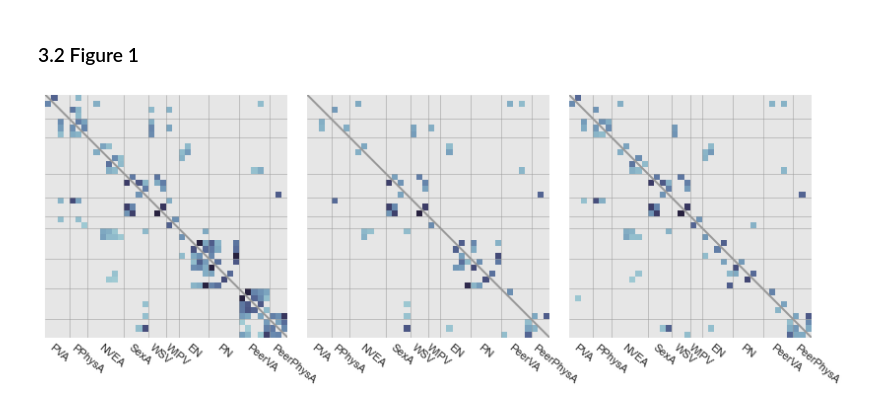
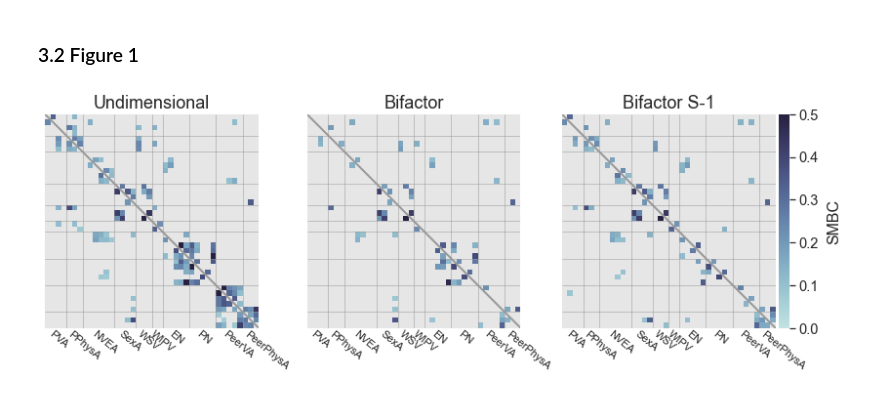
Before and after one commit to szorowi1/mace-irt, a Jupyter notebook: analysis/02_PPMC.ipynb, the cells around one changed output. Cells and saved outputs as stored; diff of their text form; code cells hidden in the pictures.

Commit message:
updated figures

```diff
--- a/analysis/02_PPMC.ipynb
+++ b/analysis/02_PPMC.ipynb
@@ -238,7 +276,7 @@ tuominen2022 & 1 &  0.066 &  0.079 &   0.409 &  0.065 &   0.037 &     1.0 &  -99
 import matplotlib.pyplot as plt
 import matplotlib.gridspec as gridspec
 from matplotlib.colors import ListedColormap
-from scipy.ndimage import zoom
+from mpl_toolkits.axes_grid1 import make_axes_locatable
 sns.set_theme('notebook', style='white', font='sans-serif', font_scale=1.33)
 
 #~~~~~~~~~~~~~~~~~~~~~~~~~~~~~~~~~~~~~~~~~~#
@@ -253,8 +291,7 @@ models = [1,2,3]
 thresh = 0.99
 
 ## Define labels.
-xlabels = ['Undimensional', 'Bifactor', 'Bifactor S-1']
-ylabels = ['Original', 'Prolific']
+titles = ['Undimensional', 'Bifactor', 'Bifactor S-1']
 
 ## Define color palette.
 cmap = sns.color_palette("ch:start=.2,rot=-.3", as_cmap=True)
@@ -284,8 +321,7 @@ ncols = len(models)
 fig, axes = plt.subplots(1, ncols, figsize=(ncols*4,4))
 
 ## Initialize grid.
-gs = fig.add_gridspec(nrows=1, ncols=ncols, left=0.05, right=0.95, top=0.95, bottom=0.02,
-                      wspace=0.08, hspace=0.08)
+gs = fig.add_gridspec(nrows=1, ncols=ncols, left=0.01, right=0.93, top=0.92, bottom=0.16, wspace=0.04)
 
 ## Define tick positions.
 lengths = [len(v) for v in order.values()]
@@ -307,34 +343,51 @@ for j, m in enumerate(models):
 
         ## Load posterior predictive model check.
         df = read_csv(os.path.join('stan_results', study, f'grmq_m{m}_ppmc2.csv')).tail(-1)
 
         ## Populate matrix.
         tmp[df.k1, df.k2] = tmp[df.k2, df.k1] = np.where(df.pval > thresh, df.obs, 0)
 
         ## Reorganize rows / columns.
         tmp = tmp[ix][:,ix]
 
         ## Store.
         if i: smbc += np.triu(tmp)
         else: smbc += np.tril(tmp)
 
+    ## Handle colorbar.
+    if m == models[-1]:
+        cbar = True
+        divider = make_axes_locatable(ax)
+        cbar_ax = divider.append_axes("right", size="5%", pad=0.05)
+    else:
+        cbar = False
+        cbar_ax = None
+
     ## Plot background tiles.
     sns.heatmap(np.identity(len(smbc)), cmap=ListedColormap(['0.9','0.9']),
                 square=True, cbar=False, ax=ax)
 
     ## Plot SMBC.
-    sns.heatmap(smbc, cmap=cmap, vmin=0.0, vmax=0.5, cbar=False, mask=smbc==0, square=True,
-                xticklabels=[], yticklabels=[], ax=ax)
+    sns.heatmap(smbc, cmap=cmap, vmin=0.0, vmax=0.5, cbar=cbar, mask=smbc==0, square=True,
+                xticklabels=[], yticklabels=[], ax=ax, cbar_ax=cbar_ax)
 
     ## Draw boundary lines.
     ax.plot([0,40], [0,40], color='0.6', lw=2)
     for k in np.cumsum([len(v) for v in order.values()]):
         ax.axhline(k, color='0.6', lw=0.5)
         ax.axvline(k, color='0.6', lw=0.5)
 
     ## Add details.
     ax.set(xticks=ticks, yticks=ticks)
     ax.set_xticklabels(order.keys(), ha='left', fontsize=11, rotation=-40)
-    ax.tick_params(axis='x', which='major', pad=-1)
+    ax.tick_params(axis='x', which='major', pad=-5)
+    ax.set_title(titles[j], fontsize=18)
+
+    ## Update colorbar.
+    if cbar:
+        cbar = ax.collections[1].colorbar
+        cbar.set_label(r'SMBC', labelpad=8)
+
+plt.savefig(os.path.join('..', 'figures', 'fig01.png'), dpi=100)
 # %% [output]
-[figure, old version]
+[figure, new version]
```
Also changed, not shown: parts of 2 cells of this notebook, 3 other files.
